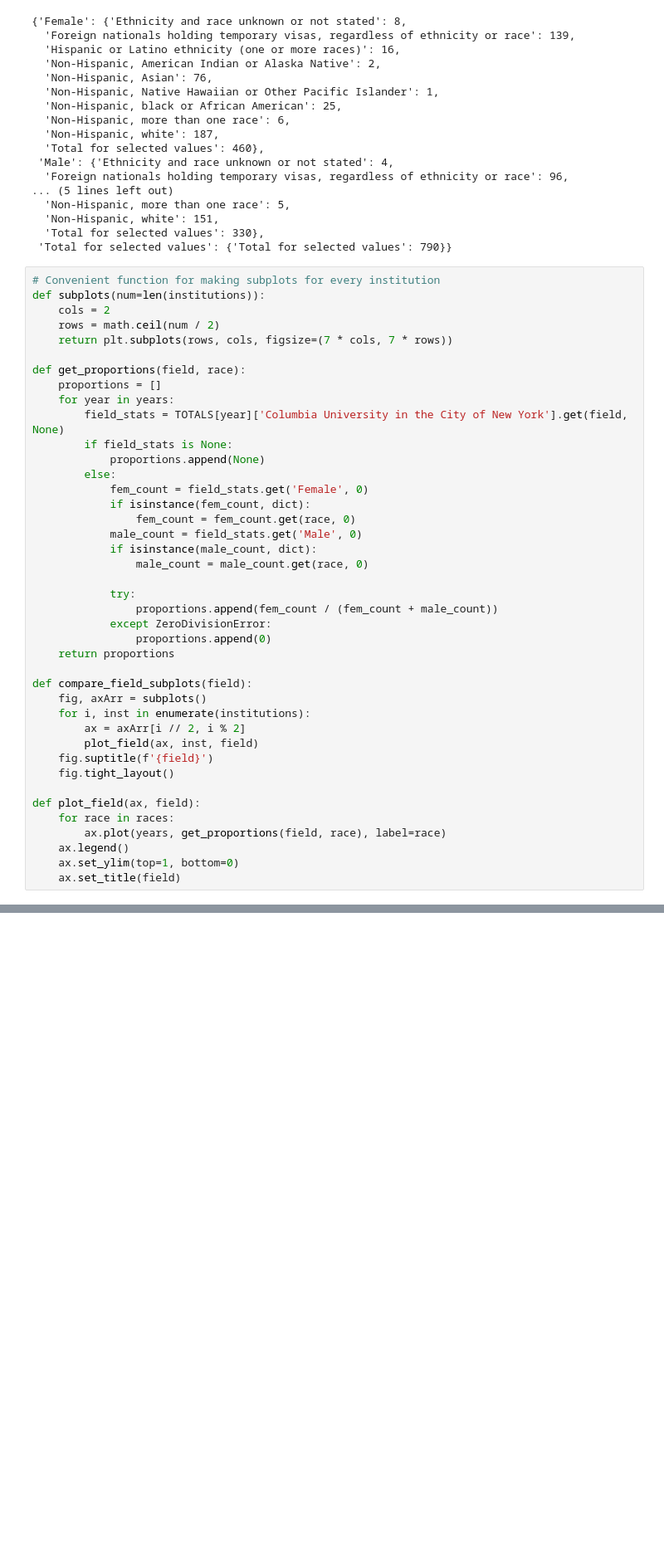
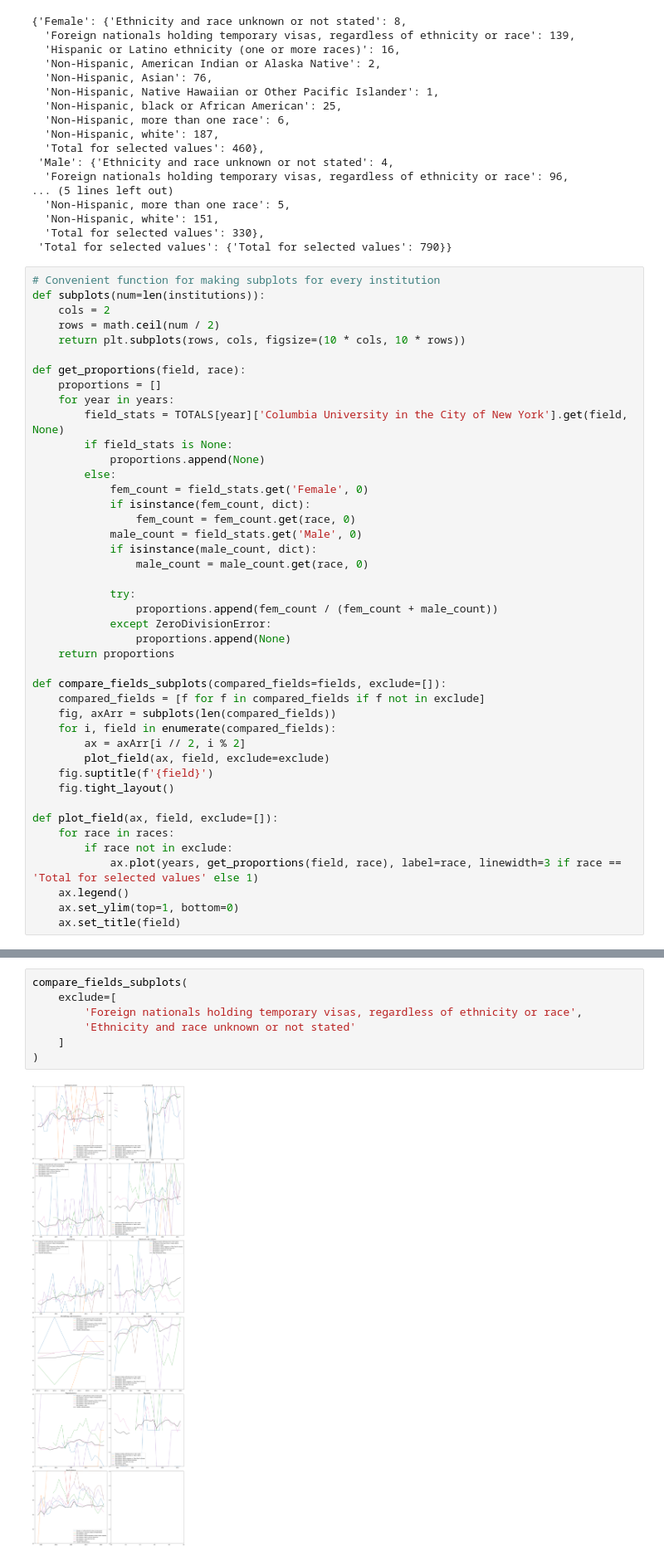
Before and after one commit to spec-journalism/gss-diversity, a Jupyter notebook: notebooks/sex/skew.ipynb, the cells around one changed output, grey strips where cells are left out. Shown at 83% size. Cells and saved outputs as stored; diff of their text form; blank space fills up the shorter version.

```diff
--- a/notebooks/sex/skew.ipynb
+++ b/notebooks/sex/skew.ipynb
@@ -82,7 +82,7 @@ TOTALS[ max(years) ]['Columbia University in the City of New York'][ fields[0] ]
 def subplots(num=len(institutions)):
     cols = 2
     rows = math.ceil(num / 2)
-    return plt.subplots(rows, cols, figsize=(7 * cols, 7 * rows))
+    return plt.subplots(rows, cols, figsize=(10 * cols, 10 * rows))
 
 def get_proportions(field, race):
     proportions = []
@@ -101,20 +101,22 @@ def get_proportions(field, race):
             try:
                 proportions.append(fem_count / (fem_count + male_count))
             except ZeroDivisionError:
-                proportions.append(0)
+                proportions.append(None)
     return proportions
 
-def compare_field_subplots(field):
-    fig, axArr = subplots()
-    for i, inst in enumerate(institutions):
+def compare_fields_subplots(compared_fields=fields, exclude=[]):
+    compared_fields = [f for f in compared_fields if f not in exclude]
+    fig, axArr = subplots(len(compared_fields))
+    for i, field in enumerate(compared_fields):
         ax = axArr[i // 2, i % 2]
-        plot_field(ax, inst, field)
+        plot_field(ax, field, exclude=exclude)
     fig.suptitle(f'{field}')
     fig.tight_layout()
 
-def plot_field(ax, field):
+def plot_field(ax, field, exclude=[]):
     for race in races:
-        ax.plot(years, get_proportions(field, race), label=race)
+        if race not in exclude:
+            ax.plot(years, get_proportions(field, race), label=race, linewidth=3 if race == 'Total for selected values' else 1)
     ax.legend()
     ax.set_ylim(top=1, bottom=0)
     ax.set_title(field)
@@ -134,0 +123,9 @@ def plot_field(ax, inst, field):
+# %%
+compare_fields_subplots(
+    exclude=[
+        'Foreign nationals holding temporary visas, regardless of ethnicity or race',
+        'Ethnicity and race unknown or not stated'
+    ]
+)
+# %% [output]
+[figure, added]
```
Also changed, not shown: parts of 2 cells of this notebook, 2 other files.
